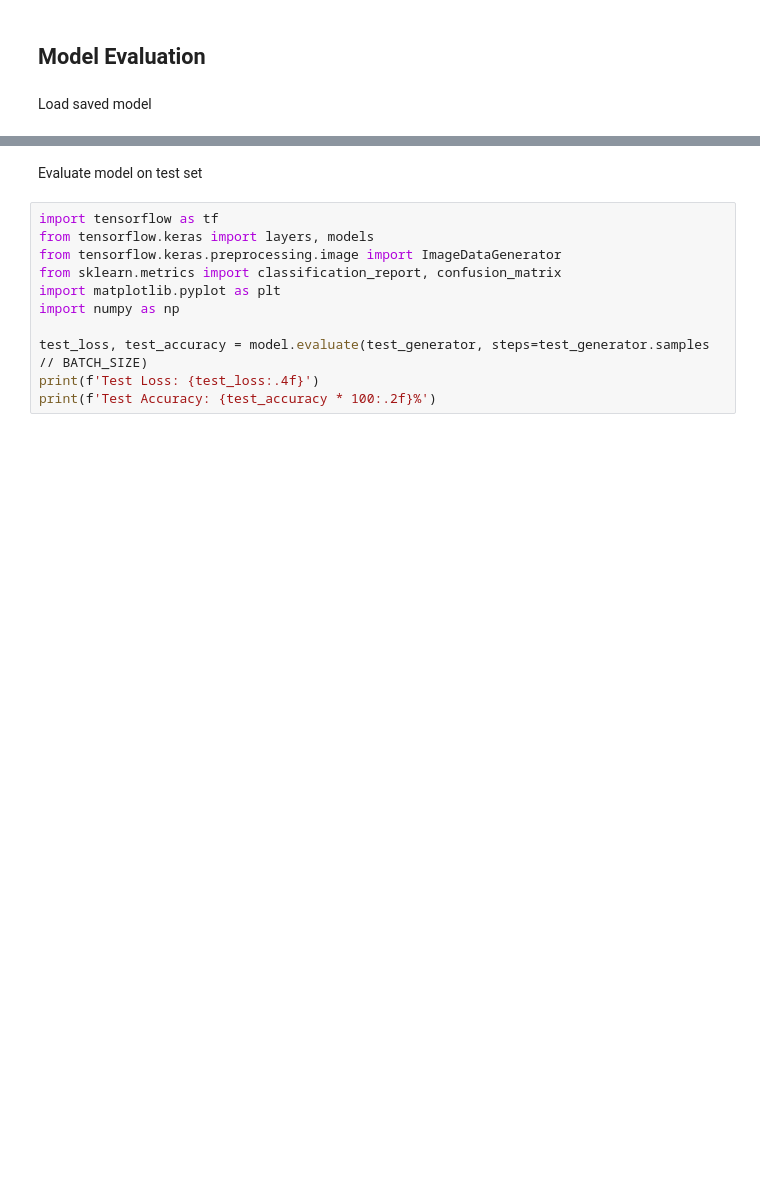
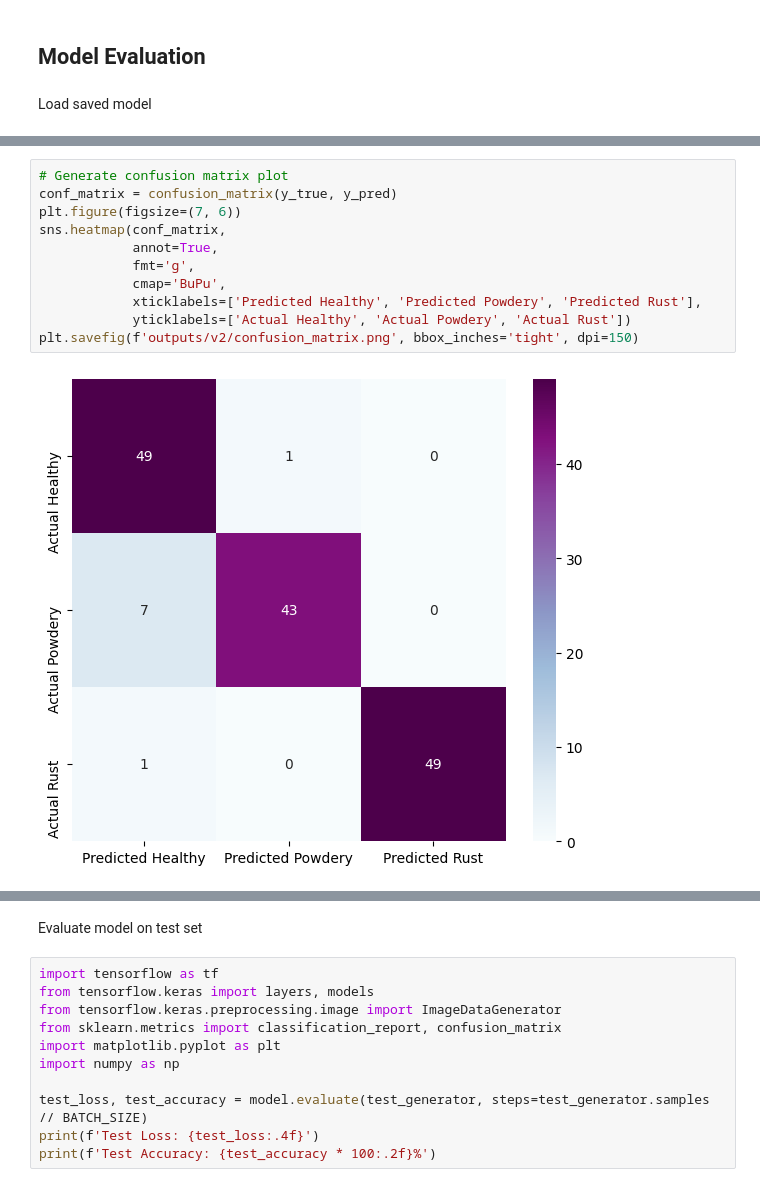
Before and after one commit to teman67/Plant-Disease-Classification-Project, a Jupyter notebook: jupyter_notebooks/03 - Modelling and Evaluating.ipynb, the cells around one changed output, grey strips where cells are left out. Cells and saved outputs as stored; diff of their text form; blank space fills up the shorter version.

```diff
--- a/jupyter_notebooks/03 - Modelling and Evaluating.ipynb
+++ b/jupyter_notebooks/03 - Modelling and Evaluating.ipynb
@@ -564,0 +677,13 @@ model = load_model('outputs/v1/plant_disease_detector.h5')
+# %%
+# Generate confusion matrix plot
+conf_matrix = confusion_matrix(y_true, y_pred)
+plt.figure(figsize=(7, 6))
+sns.heatmap(conf_matrix,
+            annot=True,
+            fmt='g',
+            cmap='BuPu',
+            xticklabels=['Predicted Healthy', 'Predicted Powdery', 'Predicted Rust'],
+            yticklabels=['Actual Healthy', 'Actual Powdery', 'Actual Rust'])
+plt.savefig(f'outputs/v2/confusion_matrix.png', bbox_inches='tight', dpi=150)
+# %% [output]
+[figure, added]
```
Also changed, not shown: parts of 11 cells of this notebook, 14 other files.
